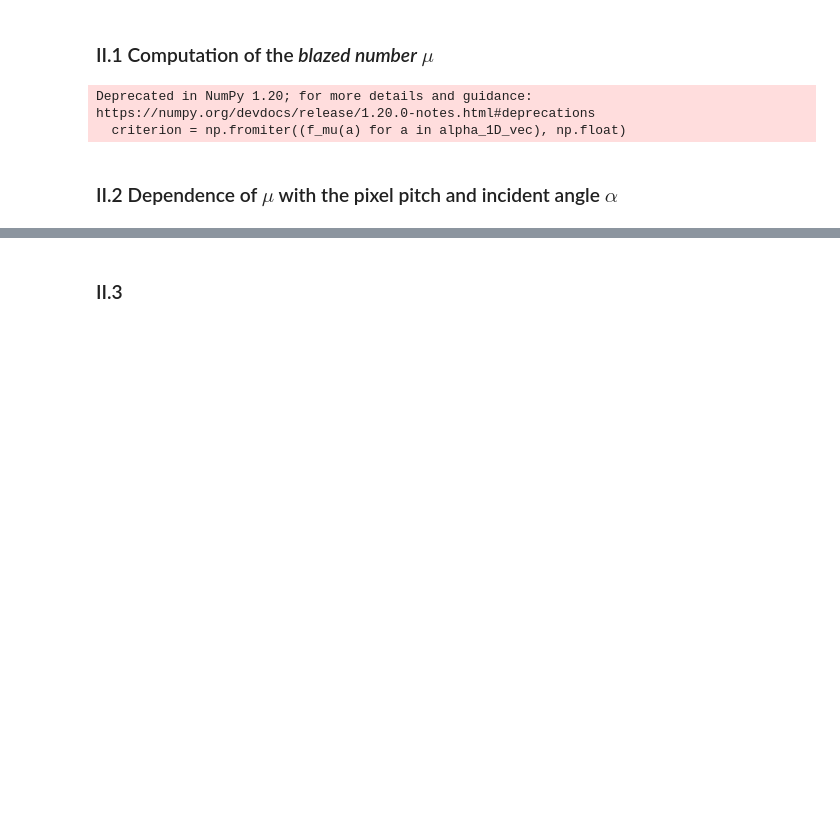
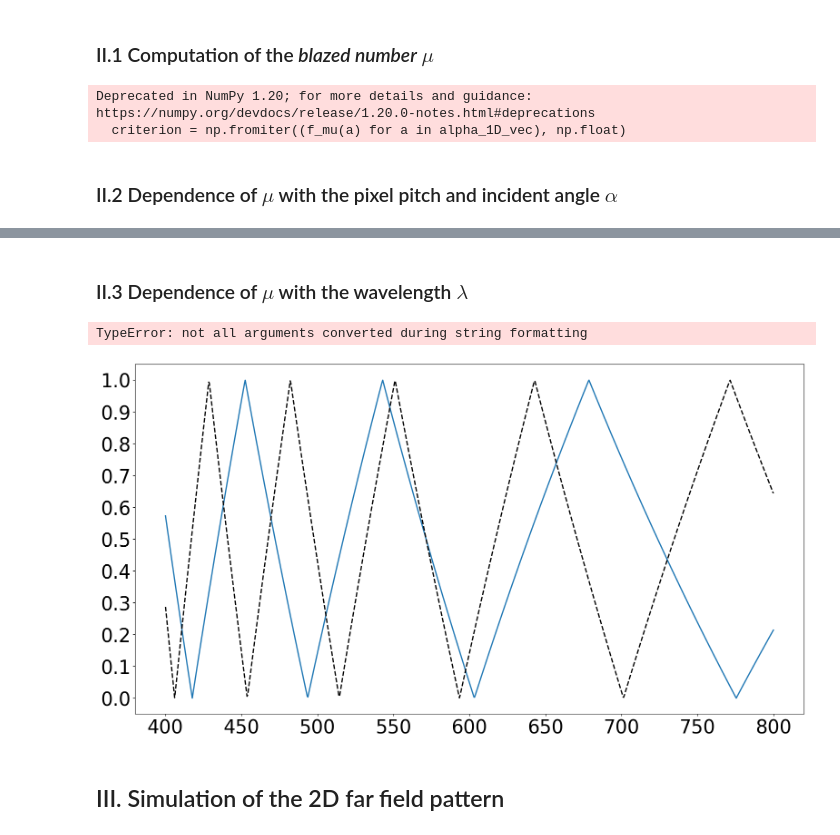
Before and after one commit to wavefrontshaping/tutorial-DMD-setup-2023, a Jupyter notebook: python/DMD_diffraction_effects.ipynb, the cells around one changed output, grey strips where cells are left out. Cells and saved outputs as stored; diff of their text form; code cells hidden in the pictures; blank space fills up the shorter version.

```diff
--- a/python/DMD_diffraction_effects.ipynb
+++ b/python/DMD_diffraction_effects.ipynb
@@ -60,7 +60,7 @@ def show_mu(d, theta, _lambda, alphas):
     alpha_vec = np.linspace(-np.pi/2,np.pi/2,1000)
     alpha_1D_vec = np.arctan(np.tan(alpha_vec)/np.sqrt(2))
 
-    criterion = np.fromiter((f_mu(a) for a in alpha_1D_vec), np.float)
+    criterion = np.fromiter((f_mu(a) for a in alpha_1D_vec), float)
 
     plt.figure()
     plt.plot(alpha_vec*180/np.pi,criterion,linewidth = 2)
@@ -82,5 +82,6 @@ def show_mu(d, theta, _lambda, alphas):
     plt.savefig(image_prefix+'_mu.svg', dpi = 300)
 
 show_mu(d, theta, _lambda, alphas = [alpha1,alpha2])
-show_mu(10.8, theta, _lambda, alphas = [alpha1,alpha2])
+d2 = 10.8
+show_mu(d2, theta, _lambda, alphas = [alpha1,alpha2])
 # %% [output]
@@ -91,41 +88,47 @@ Deprecated in NumPy 1.20; for more details and guidance: https://numpy.org/devdo
 [figure]
 [figure]
 # %% [markdown]
-### II.3
+### II.3 Dependence of $\mu$ with the wavelength $\lambda$
 # %%
 def get_mu_vs_lambda(d, theta, _lambda):
     def f_mu(_lambda):
         p = get_p(d, theta, _lambda)
         return get_mu(d, theta, _lambda)(alpha_1D)
     return f_mu
 
+_lambda_vec = np.linspace(.4,.8,1000)
+alpha = 20
+alpha_1D = np.arctan(np.tan(alpha*np.pi/180)/np.sqrt(2))
 max_val = 1
 
-f_mu = get_mu(d, theta, _lambda)
+f_mu = get_mu_vs_lambda(d, alpha_1D, _lambda)
+f_mu2 = get_mu_vs_lambda(d2, alpha_1D, _lambda)
 
-alpha_vec = np.linspace(-np.pi/2,np.pi/2,1000)
-alpha_1D_vec = np.arctan(np.tan(alpha_vec)/np.sqrt(2))
 
-criterion = np.fromiter((f_mu(a) for a in alpha_1D_vec), np.float)
+
+
+criterion_lambda_d = np.fromiter((f_mu(_lambda) for _lambda in _lambda_vec), float)
+criterion_lambda_d2 = np.fromiter((f_mu2(_lambda) for _lambda in _lambda_vec), float)
 
 plt.figure()
-plt.plot(alpha_vec*180/np.pi,criterion,linewidth = 2)
+plt.plot(_lambda_vec*1e3,criterion_lambda_d,linewidth = 2, label = rf'$d = {d:.1f}\mu m$')
+plt.plot(_lambda_vec*1e3,criterion_lambda_d2,'k--', linewidth = 2, label = rf'$d = {d2:.1f}\mu m$')
 
-def get_label(alpha):
-    alpha_1D = np.arctan(np.tan(alpha)/np.sqrt(2))
-    label =  rf'$\alpha = {alpha*180/np.pi:.0f}$ degrees, $\mu = {f_mu(alpha_1D):.2f}$'
-    return label
-plt.plot([alphas[0]*180/np.pi]*2,[0.,max_val],label = get_label(alphas[0]), linewidth = 2)
-plt.plot([alphas[1]*180/np.pi]*2,[0.,max_val],label = get_label(alphas[1]), color = 'red',linewidth = 2)
-# plt.plot([0,0],[0.,max_val],color = 'red',linewidth = 2)
-plt.xticks(np.arange(-90,90,15),fontsize = 30)
+
+plt.xticks(fontsize = 30)
 plt.yticks(np.arange(0,max_val+0.05,0.1),fontsize = 30)
-plt.title(r'$d=%.1f\mu m, \lambda =%g nm$' % (d,1e3*_lambda),fontsize = 30)
+plt.title(r'$\alpha =%g^\circ$' % (d,alpha),fontsize = 30)
+
+plt.ylabel(r'Blazing number $\mu$', fontsize = 35)
+plt.xlabel(r'Wavelength $\lambda$', fontsize = 35)
 plt.legend(fontsize = 25,loc='center right')
-plt.ylabel(r'Blazing number $\mu$', fontsize = 35)
-plt.xlabel(r'Incident angle $\alpha$', fontsize = 35)
-image_prefix = f'blazing_angle_d{d:.1f}_theta{theta:.1f}_lambda{_lambda:.1f}_alpha{alpha:.1f}'
+image_prefix = f'blazing_angle_d{d:.1f}_alpha{_lambda:.1f}_alpha{alpha:.1f}'
 plt.savefig(image_prefix+'_mu.svg', dpi = 300)
+# %% [output]
+TypeError: not all arguments converted during string formatting
+[figure, added]
+# %% [markdown]
+## III. Simulation of the 2D far field pattern
 # %%
 ## A full numerical simulation of the Fourier plane for an all-on configuration
 
```
Also changed, not shown: parts of 2 cells of this notebook.
